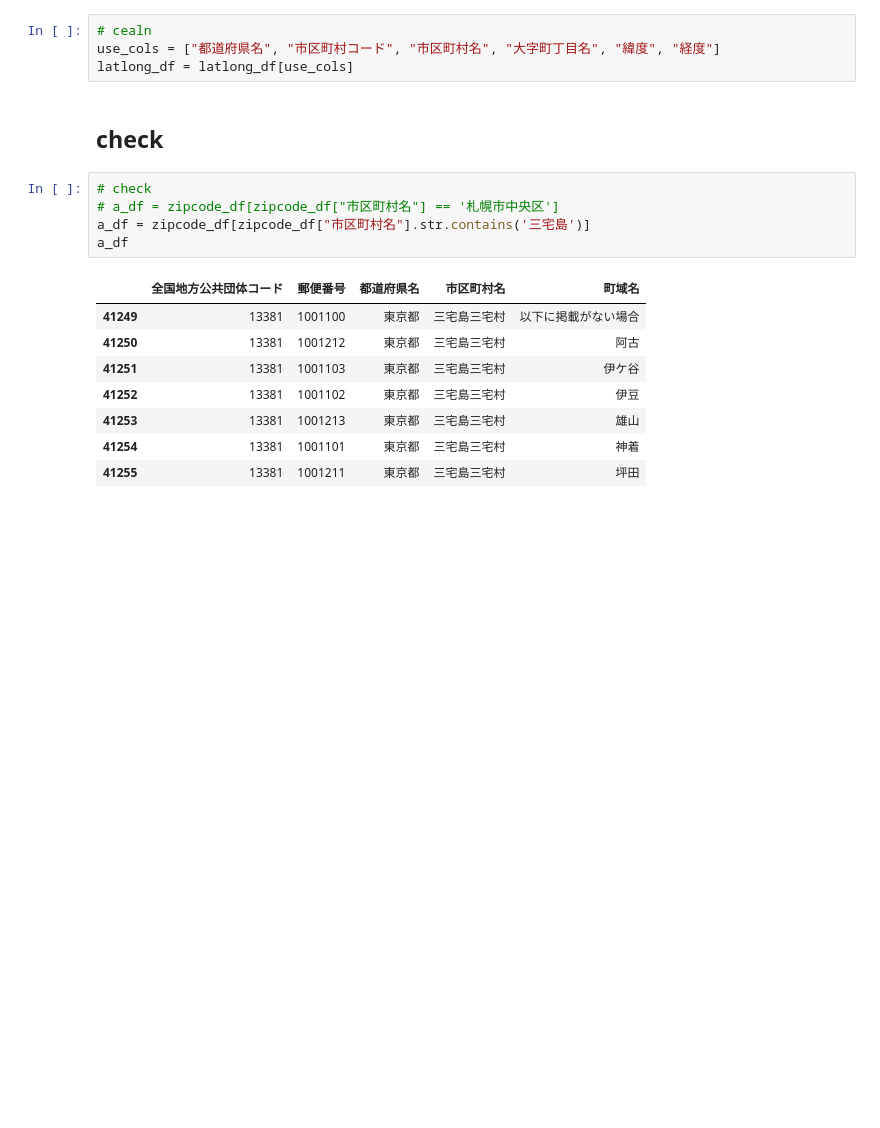
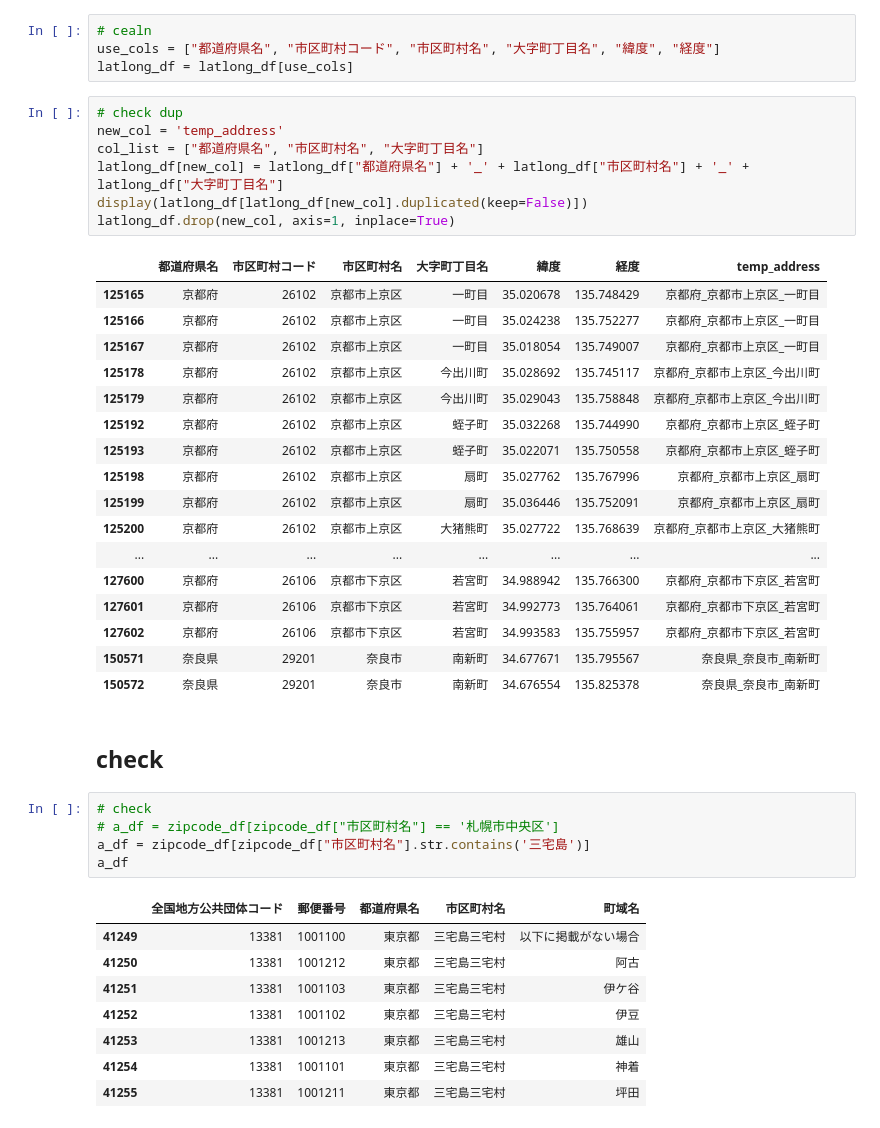
Before and after one commit to newini/zipcode_to_geo, a Jupyter notebook: 03_merge_zipcode_and_latitude_longitude.ipynb, the cells around one changed output. Cells and saved outputs as stored; diff of their text form; blank space fills up the shorter version.

```diff
--- a/03_merge_zipcode_and_latitude_longitude.ipynb
+++ b/03_merge_zipcode_and_latitude_longitude.ipynb
@@ -154,6 +183,31 @@ latlong_df.head()
 # cealn
 use_cols = ["都道府県名", "市区町村コード", "市区町村名", "大字町丁目名", "緯度", "経度"]
 latlong_df = latlong_df[use_cols]
+# %%
+# check dup
+new_col = 'temp_address'
+col_list = ["都道府県名", "市区町村名", "大字町丁目名"]
+latlong_df[new_col] = latlong_df["都道府県名"] + '_' + latlong_df["市区町村名"] + '_' + latlong_df["大字町丁目名"]
+display(latlong_df[latlong_df[new_col].duplicated(keep=False)])
+latlong_df.drop(new_col, axis=1, inplace=True)
+# %% [output]
+|  | 都道府県名 | 市区町村コード | 市区町村名 | 大字町丁目名 | 緯度 | 経度 | temp_address |
+| 125165 | 京都府 | 26102 | 京都市上京区 | 一町目 | 35.020678 | 135.748429 | 京都府_京都市上京区_一町目 |
+| 125166 | 京都府 | 26102 | 京都市上京区 | 一町目 | 35.024238 | 135.752277 | 京都府_京都市上京区_一町目 |
+| 125167 | 京都府 | 26102 | 京都市上京区 | 一町目 | 35.018054 | 135.749007 | 京都府_京都市上京区_一町目 |
+| 125178 | 京都府 | 26102 | 京都市上京区 | 今出川町 | 35.028692 | 135.745117 | 京都府_京都市上京区_今出川町 |
+| 125179 | 京都府 | 26102 | 京都市上京区 | 今出川町 | 35.029043 | 135.758848 | 京都府_京都市上京区_今出川町 |
+| 125192 | 京都府 | 26102 | 京都市上京区 | 蛭子町 | 35.032268 | 135.744990 | 京都府_京都市上京区_蛭子町 |
+| 125193 | 京都府 | 26102 | 京都市上京区 | 蛭子町 | 35.022071 | 135.750558 | 京都府_京都市上京区_蛭子町 |
+| 125198 | 京都府 | 26102 | 京都市上京区 | 扇町 | 35.027762 | 135.767996 | 京都府_京都市上京区_扇町 |
+| 125199 | 京都府 | 26102 | 京都市上京区 | 扇町 | 35.036446 | 135.752091 | 京都府_京都市上京区_扇町 |
+| 125200 | 京都府 | 26102 | 京都市上京区 | 大猪熊町 | 35.027722 | 135.768639 | 京都府_京都市上京区_大猪熊町 |
+| ... | ... | ... | ... | ... | ... | ... | ... |
+| 127600 | 京都府 | 26106 | 京都市下京区 | 若宮町 | 34.988942 | 135.766300 | 京都府_京都市下京区_若宮町 |
+| 127601 | 京都府 | 26106 | 京都市下京区 | 若宮町 | 34.992773 | 135.764061 | 京都府_京都市下京区_若宮町 |
+| 127602 | 京都府 | 26106 | 京都市下京区 | 若宮町 | 34.993583 | 135.755957 | 京都府_京都市下京区_若宮町 |
+| 150571 | 奈良県 | 29201 | 奈良市 | 南新町 | 34.677671 | 135.795567 | 奈良県_奈良市_南新町 |
+| 150572 | 奈良県 | 29201 | 奈良市 | 南新町 | 34.676554 | 135.825378 | 奈良県_奈良市_南新町 |
 # %% [markdown]
 ## check
 # %%
```
Also changed, not shown: parts of 5 cells of this notebook, 1 other file.
